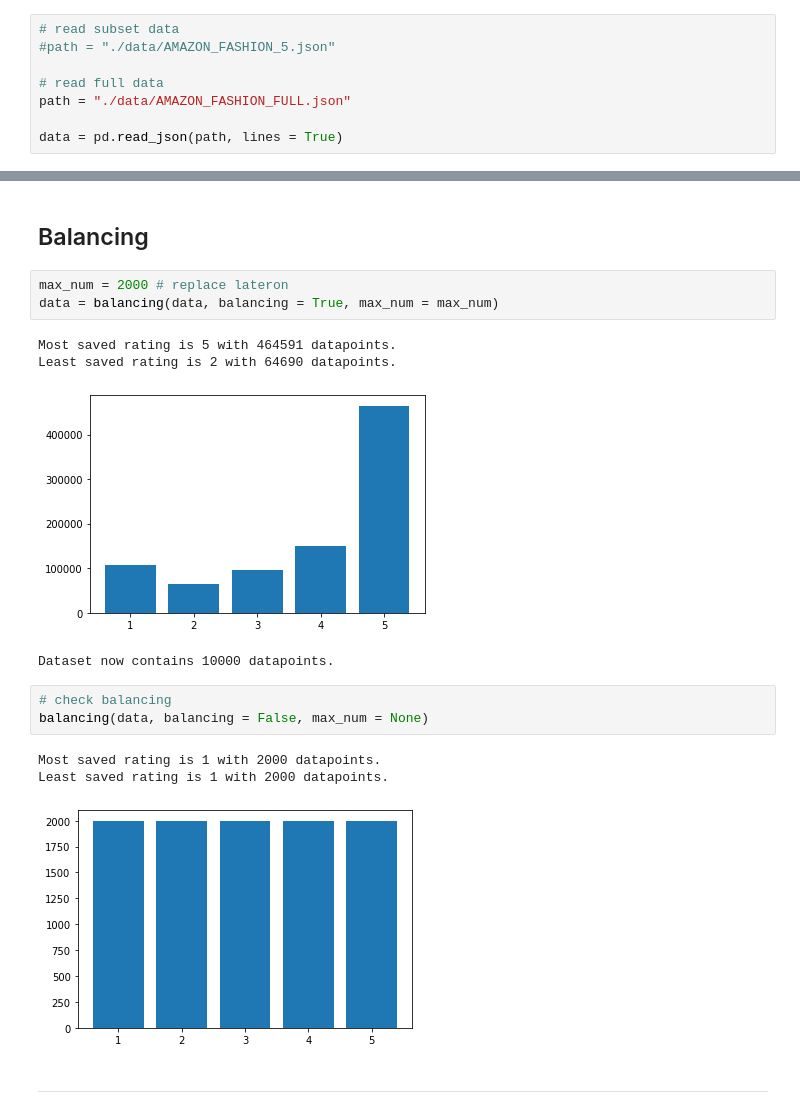
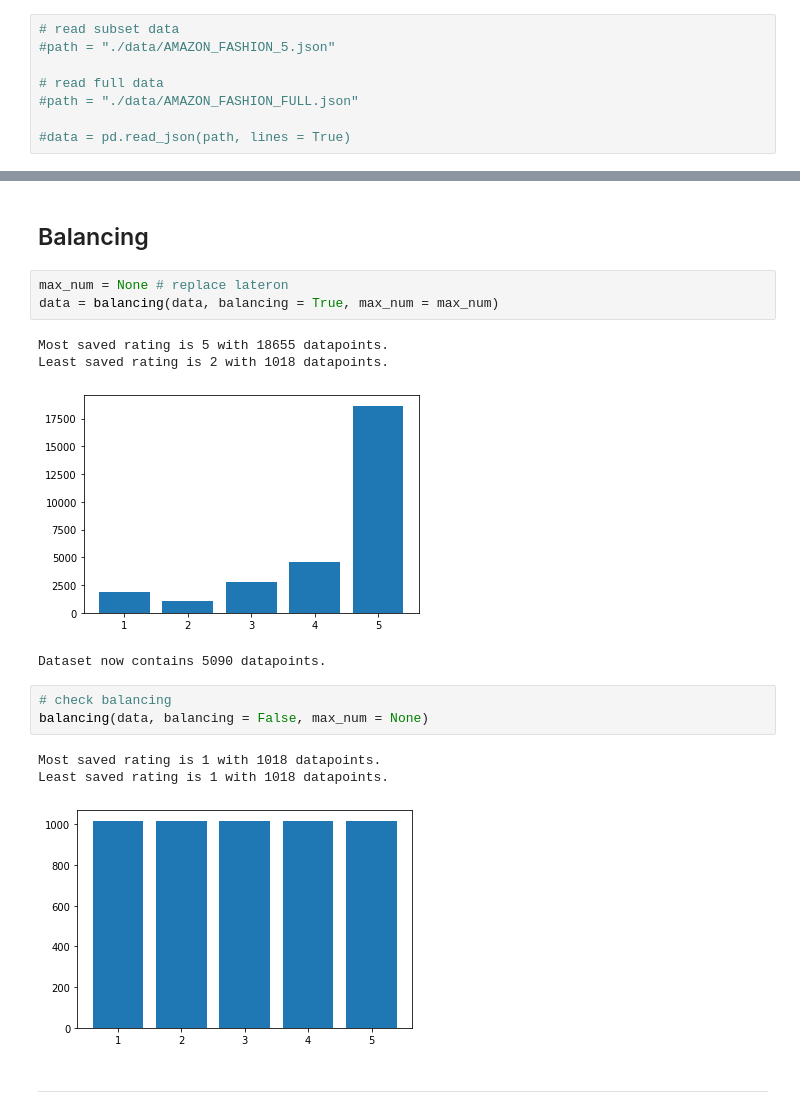
Before and after one commit to Phantomias3782/AmazonReviews, a Jupyter notebook: AmazonReviews_SentimentAnalysis.ipynb, the cells around one changed output, grey strips where cells are left out. Drawn from its saved outputs; the diff is of its cells as text.

```diff
--- a/AmazonReviews_SentimentAnalysis.ipynb
+++ b/AmazonReviews_SentimentAnalysis.ipynb
@@ -78,9 +78,9 @@ for i in range(1, len(files)):
 #path = "./data/AMAZON_FASHION_5.json"
 
 # read full data
-path = "./data/AMAZON_FASHION_FULL.json"
+#path = "./data/AMAZON_FASHION_FULL.json"
 
-data = pd.read_json(path, lines = True)
+#data = pd.read_json(path, lines = True)
 # %% [markdown]
 -------
 # %% [markdown]
@@ -108,20 +108,20 @@ Data contains now 882403 datapoints.
 # %% [markdown]
 ## Balancing
 # %%
-max_num = 2000 # replace lateron
+max_num = None # replace lateron
 data = balancing(data, balancing = True, max_num = max_num)
 # %% [output]
-Most saved rating is 5 with 464591 datapoints.
-Least saved rating is 2 with 64690 datapoints.
+Most saved rating is 5 with 18655 datapoints.
+Least saved rating is 2 with 1018 datapoints.
-[figure, old version]
+[figure, new version]
-Dataset now contains 10000 datapoints.
+Dataset now contains 5090 datapoints.
 # %%
 # check balancing
 balancing(data, balancing = False, max_num = None)
 # %% [output]
-Most saved rating is 1 with 2000 datapoints.
-Least saved rating is 1 with 2000 datapoints.
+Most saved rating is 1 with 1018 datapoints.
+Least saved rating is 1 with 1018 datapoints.
-[figure, old version]
+[figure, new version]
 # %% [markdown]
 -------
 # %% [markdown]
```
Also changed, not shown: parts of 11 cells of this notebook.
